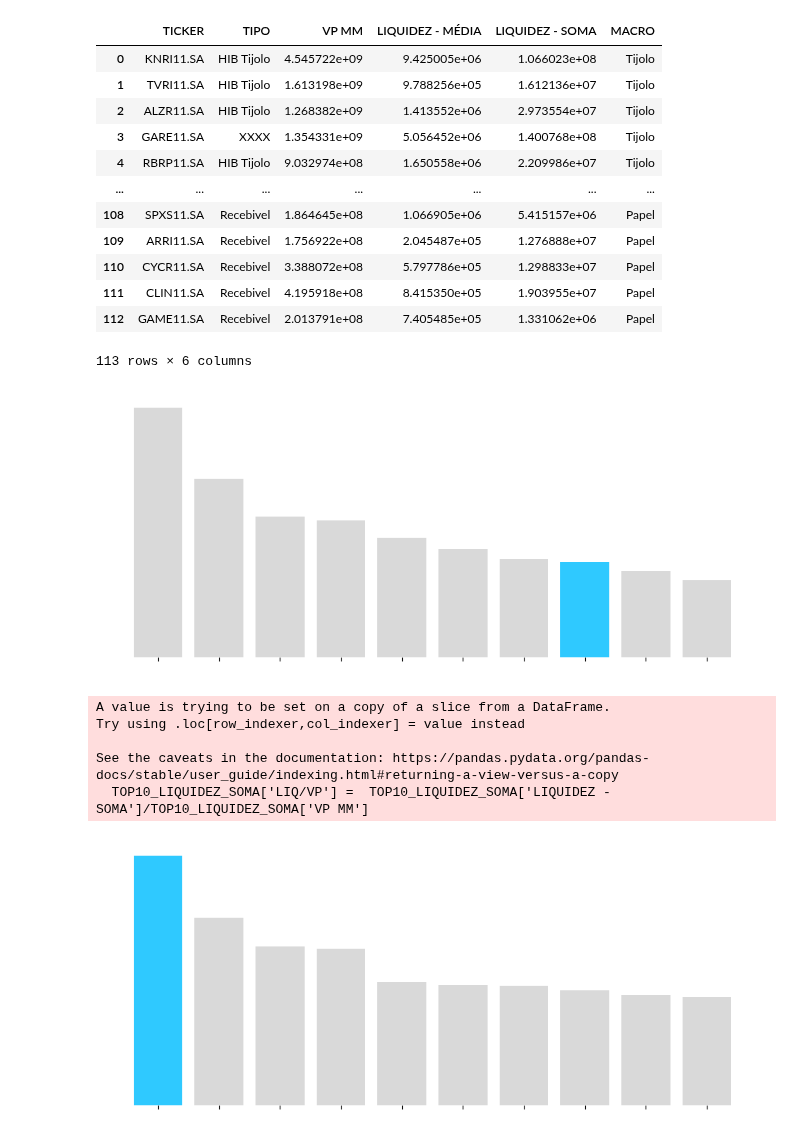
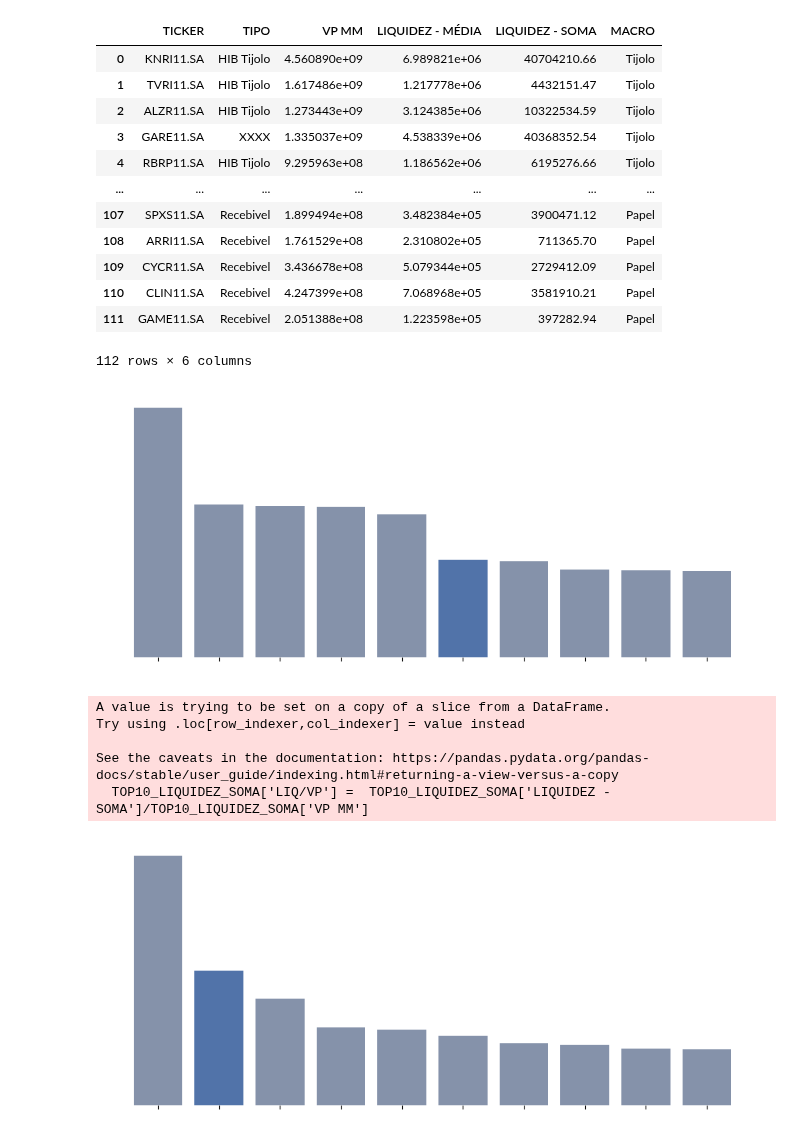
Before and after one commit to LucasFranco-guardian/Relat-rios-Passivo, a Jupyter notebook: MonthXWeek_GARE.ipynb, the cells around one changed output. Saved outputs shown, nothing was run; the diff lists cells and outputs as text; code cells hidden in the pictures.

```diff
--- a/MonthXWeek_GARE.ipynb
+++ b/MonthXWeek_GARE.ipynb
@@ -12,7 +12,7 @@ import openpyxl
 import setuptools
 import pandas_datareader as pdr
 # %%
-dfMENSAL = pd.read_excel('BASE_MENSAL_GARE_ABR.xlsx')
+dfMENSAL = pd.read_excel('BASE_MENSAL_GARE_MAI.xlsx')
 dfCOMPRA = dfMENSAL.query('OPERAÇÃO == "Compra"')
 dfVENDA = dfMENSAL.query('OPERAÇÃO == "Venda"')
 
@@ -45,7 +45,7 @@ plim = dfCOMPRA_final.groupby(by = ['CATEGORIAS', 'OPERAÇÃO', 'PF_PJ'])['VAR_P
 
 plim.set_index('CATEGORIAS')
 
-plim['CATEGORIAS'] = plim['CATEGORIAS'].astype(str)
+plim['CATEGORIAS'] = plim['CATEGORIAS'].astype(int)
 
 plim['OPERAÇÃO_PF_PJ'] = plim['OPERAÇÃO'] + ' ' + plim['PF_PJ']
 
@@ -59,11 +59,11 @@ plim['VAR_PRECO'] = np.where(plim['OPERAÇÃO_PF_PJ'] == "Venda PJ",
 
 plim['% PARTICIPAÇÃO'] = ((plim['VAR_PRECO']/(total_compra))*100).round(2)
 
-mapeamento = {'1': '0-1k', '2':'1k-5k', '3':'5k-20k', '4':'20k-50k', '5':'50k-100k', '6':'100k-500k', '7':'500k-1M', '8':'1M-3M', '9':'3M-15M','10':'>15M'}
+plim['CATEGORIAS'] = plim['CATEGORIAS'].astype(int)
+
+mapeamento = {1: '0-1k', 2:'1k-5k', 3:'5k-20k', 4:'20k-50k', 5:'50k-100k', 6:'100k-500k', 7:'500k-1M', 8:'1M-3M', 9:'3M-15M',10:'>15M'}
 
 plim['CLASSE_CATEGORIA'] = plim['CATEGORIAS'].map(mapeamento)
-
-plim['CATEGORIAS'] = plim['CATEGORIAS'].astype(int)
 
 plim = plim.sort_values(by='CATEGORIAS')
 
@@ -96,7 +111,7 @@ v = dfVENDA_final.groupby(by = ['CATEGORIAS', 'OPERAÇÃO', 'PF_PJ'])['VAR_PRECO
 
 v.set_index('CATEGORIAS')
 
-v['CATEGORIAS'] = v['CATEGORIAS'].astype(str)
+v['CATEGORIAS'] = v['CATEGORIAS'].astype(int)
 
 v['OPERAÇÃO_PF_PJ'] = v['OPERAÇÃO'] + ' ' + v['PF_PJ']
 
@@ -110,7 +125,7 @@ v['VAR_PRECO'] = np.where(v['OPERAÇÃO_PF_PJ'] == "Venda PJ",
 
 v['% PARTICIPAÇÃO'] = ((v['VAR_PRECO']/(total_venda))*100).round(2)
 
-mapeamento = {'1': '0-1k', '2':'1k-5k', '3':'5k-20k', '4':'20k-50k', '5':'50k-100k', '6':'100k-500k', '7':'500k-1M', '8':'1M-3M', '9':'3M-15M','10':'>15M'}
+mapeamento = {1: '0-1k', 2:'1k-5k', 3:'5k-20k', 4:'20k-50k', 5:'50k-100k', 6:'100k-500k', 7:'500k-1M', 8:'1M-3M', 9:'3M-15M',10:'>15M'}
 
 v['CLASSE_CATEGORIA'] = v['CATEGORIAS'].map(mapeamento)
 
@@ -407,18 +423,18 @@ base_tijolo = base_ativos.query('MACRO == "Tijolo"')
 base_ativos
 # %% [output]
 |  | TICKER | TIPO | VP MM | LIQUIDEZ - MÉDIA | LIQUIDEZ - SOMA | MACRO |
-| 0 | KNRI11.SA | HIB Tijolo | 4.545722e+09 | 9.425005e+06 | 1.066023e+08 | Tijolo |
-| 1 | TVRI11.SA | HIB Tijolo | 1.613198e+09 | 9.788256e+05 | 1.612136e+07 | Tijolo |
-| 2 | ALZR11.SA | HIB Tijolo | 1.268382e+09 | 1.413552e+06 | 2.973554e+07 | Tijolo |
-| 3 | GARE11.SA | XXXX | 1.354331e+09 | 5.056452e+06 | 1.400768e+08 | Tijolo |
-| 4 | RBRP11.SA | HIB Tijolo | 9.032974e+08 | 1.650558e+06 | 2.209986e+07 | Tijolo |
+| 0 | KNRI11.SA | HIB Tijolo | 4.560890e+09 | 6.989821e+06 | 40704210.66 | Tijolo |
+| 1 | TVRI11.SA | HIB Tijolo | 1.617486e+09 | 1.217778e+06 | 4432151.47 | Tijolo |
+| 2 | ALZR11.SA | HIB Tijolo | 1.273443e+09 | 3.124385e+06 | 10322534.59 | Tijolo |
+| 3 | GARE11.SA | XXXX | 1.335037e+09 | 4.538339e+06 | 40368352.54 | Tijolo |
+| 4 | RBRP11.SA | HIB Tijolo | 9.295963e+08 | 1.186562e+06 | 6195276.66 | Tijolo |
 | ... | ... | ... | ... | ... | ... | ... |
-| 108 | SPXS11.SA | Recebivel | 1.864645e+08 | 1.066905e+06 | 5.415157e+06 | Papel |
-| 109 | ARRI11.SA | Recebivel | 1.756922e+08 | 2.045487e+05 | 1.276888e+07 | Papel |
-| 110 | CYCR11.SA | Recebivel | 3.388072e+08 | 5.797786e+05 | 1.298833e+07 | Papel |
-| 111 | CLIN11.SA | Recebivel | 4.195918e+08 | 8.415350e+05 | 1.903955e+07 | Papel |
-| 112 | GAME11.SA | Recebivel | 2.013791e+08 | 7.405485e+05 | 1.331062e+06 | Papel |
+| 107 | SPXS11.SA | Recebivel | 1.899494e+08 | 3.482384e+05 | 3900471.12 | Papel |
+| 108 | ARRI11.SA | Recebivel | 1.761529e+08 | 2.310802e+05 | 711365.70 | Papel |
+| 109 | CYCR11.SA | Recebivel | 3.436678e+08 | 5.079344e+05 | 2729412.09 | Papel |
+| 110 | CLIN11.SA | Recebivel | 4.247399e+08 | 7.068968e+05 | 3581910.21 | Papel |
+| 111 | GAME11.SA | Recebivel | 2.051388e+08 | 1.223598e+05 | 397282.94 | Papel |
-113 rows × 6 columns
+112 rows × 6 columns
 # %%
 tic = 'TICKER'
 liq = 'LIQUIDEZ - MÉDIA'
@@ -436,7 +452,7 @@ data = TOP10_LIQUIDEZ
 df = pd.DataFrame(data)
 
 # Definir as cores para destacar o GARE11.SA
-cores = ['#D9D9D9' if fundo != 'GARE11' else '#2FC9FF' for fundo in df['TICKER']]
+cores = ['#8592AA' if fundo != 'GARE11' else '#5173A9' for fundo in df['TICKER']]
 
 # Criar o gráfico de barras
 fig, ax = plt.subplots(figsize=(9, 4))
@@ -447,34 +463,34 @@ for barra in barras:
     altura = barra.get_height()
     ax.text(
         barra.get_x() + barra.get_width() / 2, altura,  # Ajuste de posição vertical
         f'{altura:,.0f}'.replace(',', '.'),  # Formatar com separador de milhares como ponto
         ha='center', va='bottom', color='white', fontsize=10
     )
 
 # Personalizar o gráfico
 ax.set_xlabel('')
 ax.set_title('', fontsize=14)
 ax.spines['top'].set_visible(False)
 ax.spines['right'].set_visible(False)
 ax.spines['left'].set_visible(False)
 ax.spines['bottom'].set_visible(False)
 ax.get_yaxis().set_visible(False)
 
 # Ajustar layout
 plt.xticks(rotation=360)
 
 for tick in ax.get_xticklabels():
     tick.set_color('white')
 
 ax.spines['bottom'].set_color('white')
 plt.tight_layout()
 
 fig.savefig('TOP10_LIQUIDEZ_MÉDIA.png', transparent = True, dpi=300, bbox_inches='tight')
 
 # Exibir o gráfico
 plt.show()
 # %% [output]
-[figure, old version]
+[figure, new version]
 # %%
 tic = 'TICKER'
 liq = 'LIQUIDEZ - SOMA'
@@ -491,7 +507,7 @@ data = TOP10_LIQUIDEZ_SOMA
 # Criar o DataFrame
 df = pd.DataFrame(data)
 
-cores = ['#D9D9D9' if fundo != 'GARE11' else '#2FC9FF' for fundo in df['TICKER']]
+cores = ['#8592AA' if fundo != 'GARE11' else '#5173A9' for fundo in df['TICKER']]
 
 # Criar o gráfico de barras
 fig, ax = plt.subplots(figsize=(9, 4))
@@ -535,4 +551,4 @@ Try using .loc[row_indexer,col_indexer] = value instead
 
 See the caveats in the documentation: https://pandas.pydata.org/pandas-docs/stable/user_guide/indexing.html#returning-a-view-versus-a-copy
   TOP10_LIQUIDEZ_SOMA['LIQ/VP'] =  TOP10_LIQUIDEZ_SOMA['LIQUIDEZ - SOMA']/TOP10_LIQUIDEZ_SOMA['VP MM']
-[figure, old version]
+[figure, new version]
```
Also changed, not shown: parts of 9 cells of this notebook, 5 other files.
